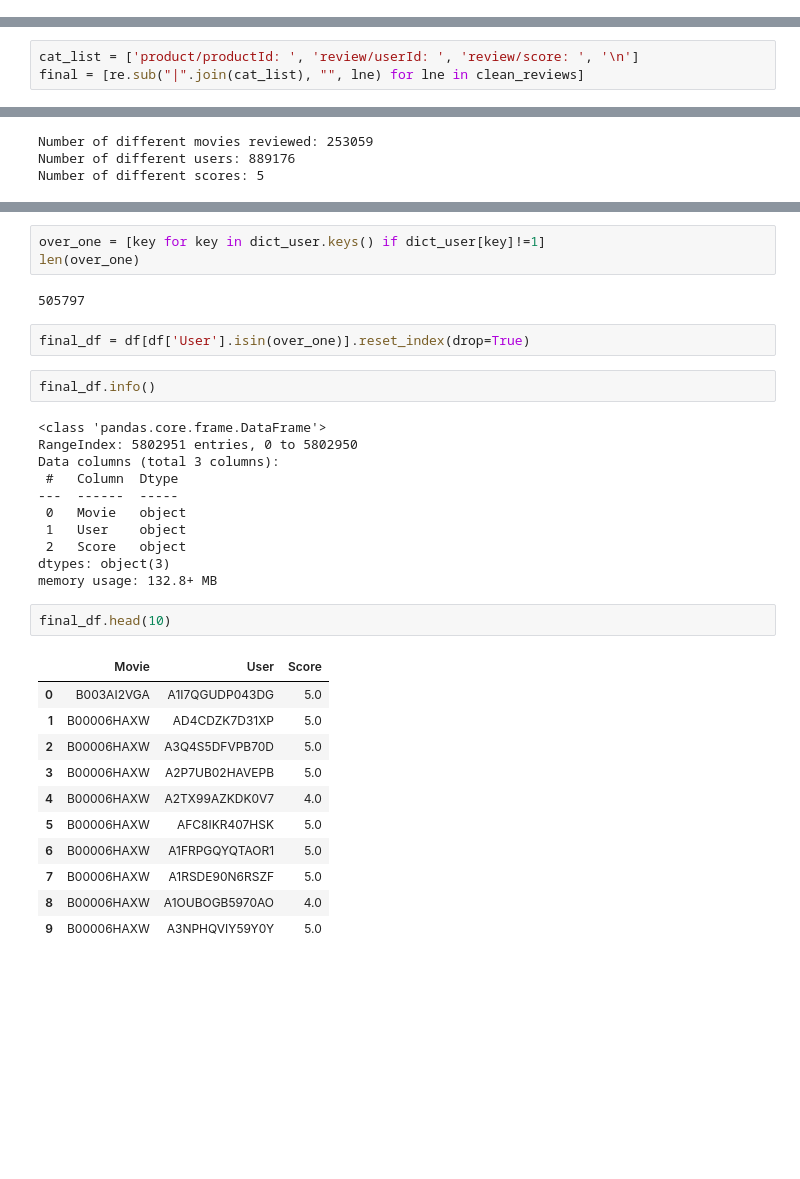
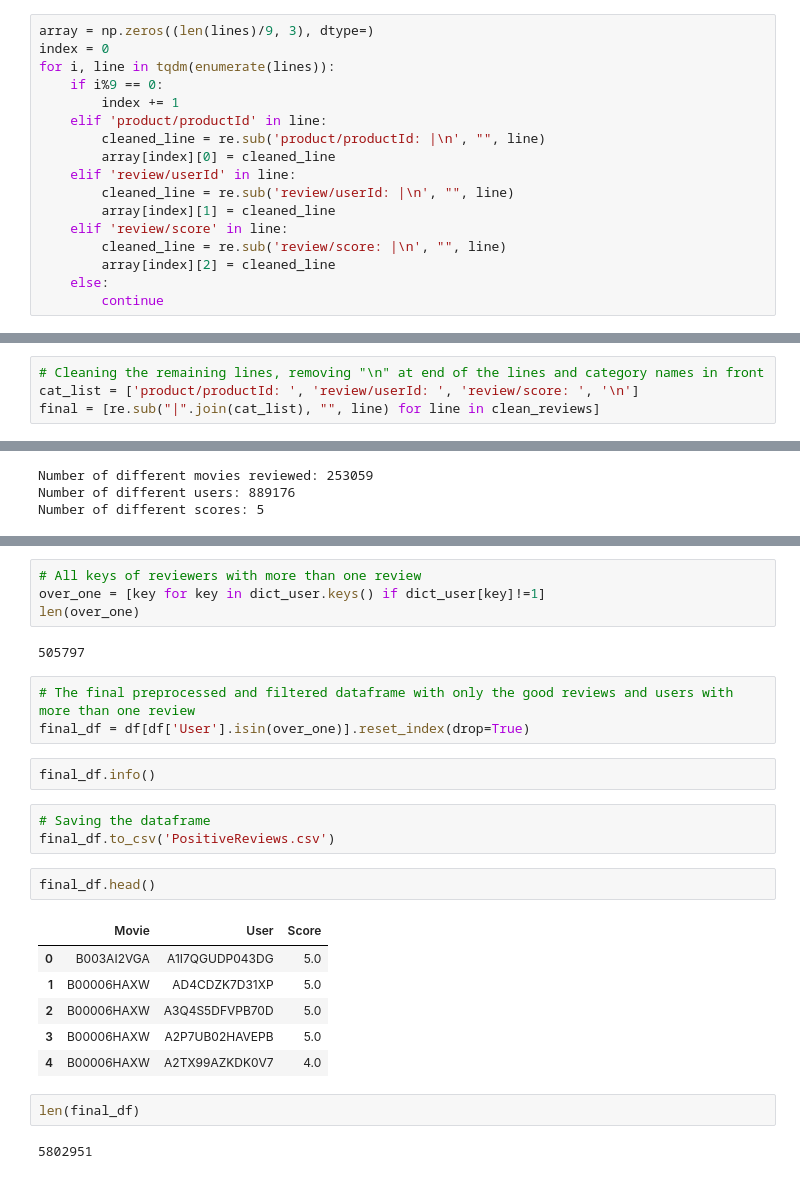
Before and after one commit to corey0211/MRWP-movie-reviews-project, a Jupyter notebook: Group Project MRWP.ipynb, the cells around one changed output, grey strips where cells are left out. Drawn from its saved outputs; the diff is of its cells as text; blank space fills up the shorter version.

```diff
--- a/Group Project MRWP.ipynb
+++ b/Group Project MRWP.ipynb
@@ -25 +25,18 @@ lines[:9]
+# %%
+array = np.zeros((len(lines)/9, 3), dtype=)
+index = 0
+for i, line in tqdm(enumerate(lines)):
+    if i%9 == 0:
+        index += 1
+    elif 'product/productId' in line:
+        cleaned_line = re.sub('product/productId: |\n', "", line)
+        array[index][0] = cleaned_line
+    elif 'review/userId' in line:
+        cleaned_line = re.sub('review/userId: |\n', "", line)
+        array[index][1] = cleaned_line
+    elif 'review/score' in line:
+        cleaned_line = re.sub('review/score: |\n', "", line)
+        array[index][2] = cleaned_line
+    else:
+        continue
 # %%
@@ -48,5 +56,6 @@ if num_prodcts == num_users == num_score:
 # %%
+# Cleaning the remaining lines, removing "\n" at end of the lines and category names in front
 cat_list = ['product/productId: ', 'review/userId: ', 'review/score: ', '\n']
-final = [re.sub("|".join(cat_list), "", lne) for lne in clean_reviews]
+final = [re.sub("|".join(cat_list), "", line) for line in clean_reviews]
 # %%
 # !! This code line takes really long to run
@@ -128,34 +128,27 @@ dict_user = dict(num_rvw_users)
 # %%
+# All keys of reviewers with more than one review
 over_one = [key for key in dict_user.keys() if dict_user[key]!=1]
 len(over_one)
 # %% [output]
 505797
-# %%
-final_df = df[df['User'].isin(over_one)].reset_index(drop=True)
+# %%
+# The final preprocessed and filtered dataframe with only the good reviews and users with more than one review
+final_df = df[df['User'].isin(over_one)].reset_index(drop=True)
 # %%
 final_df.info()
-# %% [output]
-<class 'pandas.core.frame.DataFrame'>
-RangeIndex: 5802951 entries, 0 to 5802950
-Data columns (total 3 columns):
- #   Column  Dtype
----  ------  -----
- 0   Movie   object
- 1   User    object
- 2   Score   object
-dtypes: object(3)
-memory usage: 132.8+ MB
+# %%
+# Saving the dataframe
+final_df.to_csv('PositiveReviews.csv')
 # %%
-final_df.head(10)
+final_df.head()
 # %% [output]
 |  | Movie | User | Score |
 | 0 | B003AI2VGA | A1I7QGUDP043DG | 5.0 |
 | 1 | B00006HAXW | AD4CDZK7D31XP | 5.0 |
 | 2 | B00006HAXW | A3Q4S5DFVPB70D | 5.0 |
 | 3 | B00006HAXW | A2P7UB02HAVEPB | 5.0 |
 | 4 | B00006HAXW | A2TX99AZKDK0V7 | 4.0 |
-| 5 | B00006HAXW | AFC8IKR407HSK | 5.0 |
-| 6 | B00006HAXW | A1FRPGQYQTAOR1 | 5.0 |
-| 7 | B00006HAXW | A1RSDE90N6RSZF | 5.0 |
-| 8 | B00006HAXW | A1OUBOGB5970AO | 4.0 |
-| 9 | B00006HAXW | A3NPHQVIY59Y0Y | 5.0 |
+# %%
+len(final_df)
+# %% [output]
+5802951
```
Also changed, not shown: parts of 53 cells of this notebook.
